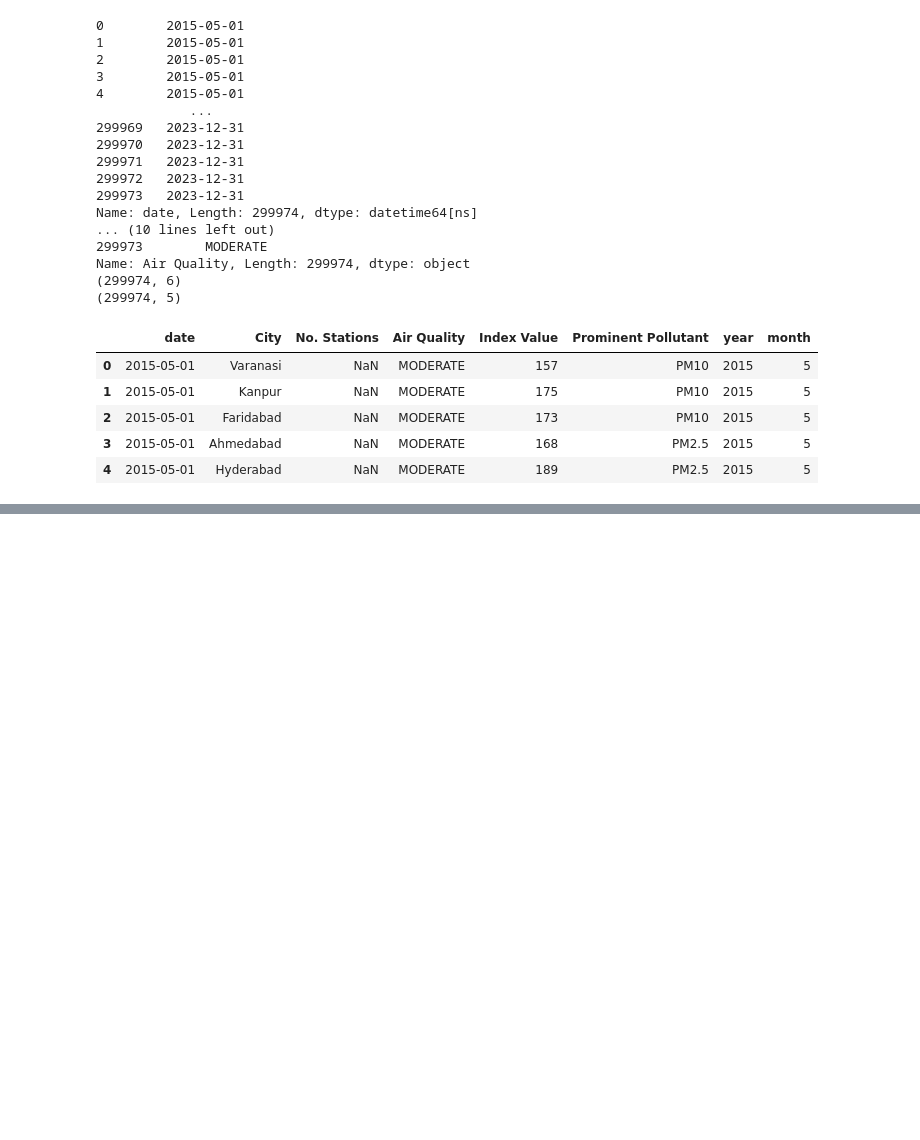
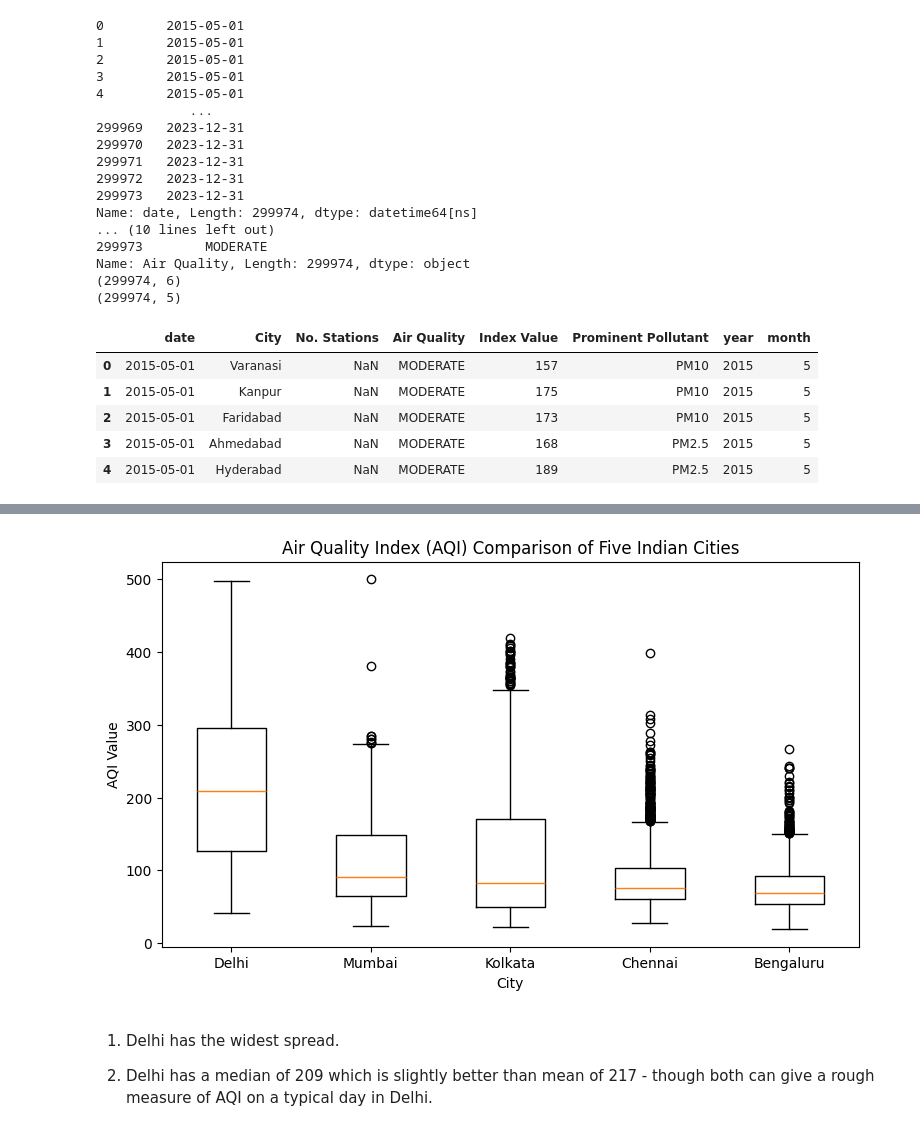
Before and after one commit to shubhid3/Rebounce-Applied-AI-and-Analytics-Codes, a Jupyter notebook: MP4_AirQuality.ipynb, the cells around one changed output, grey strips where cells are left out. Cells and saved outputs as stored; diff of their text form; code cells hidden in the pictures; blank space fills up the shorter version.

```diff
--- a/MP4_AirQuality.ipynb
+++ b/MP4_AirQuality.ipynb
@@ -121,0 +186,22 @@ Name: Air Quality, Length: 299974, dtype: object
+# %%
+import matplotlib.pyplot as plt
+
+cities = ["Delhi", "Mumbai", "Kolkata", "Chennai", "Bengaluru"]
+subset = df[df["City"].isin(cities)]
+
+data = [subset.loc[subset["City"] == c, "Index Value"].dropna() for c in cities]
+
+plt.figure(figsize=(9, 5))
+plt.boxplot(data, labels=cities)
+
+plt.title("Air Quality Index (AQI) Comparison of Five Indian Cities")
+plt.xlabel("City")
+plt.ylabel("AQI Value")
+
+plt.show()
+# %% [output]
+[figure, added]
+# %% [markdown]
+1. Delhi has the widest spread.
+
+2. Delhi has a median of 209 which is slightly better than mean of 217 - though both can give a rough measure of AQI on a typical day in Delhi.
```
Also changed, not shown: parts of 3 cells of this notebook.
